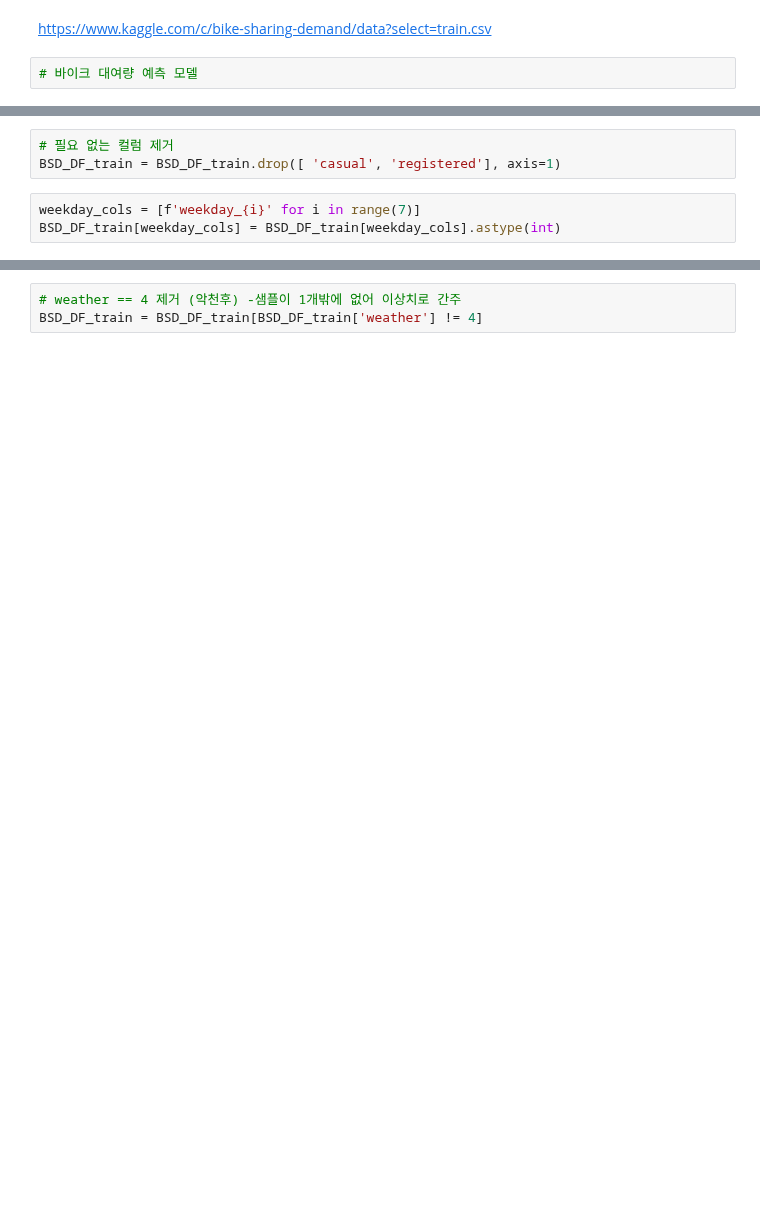
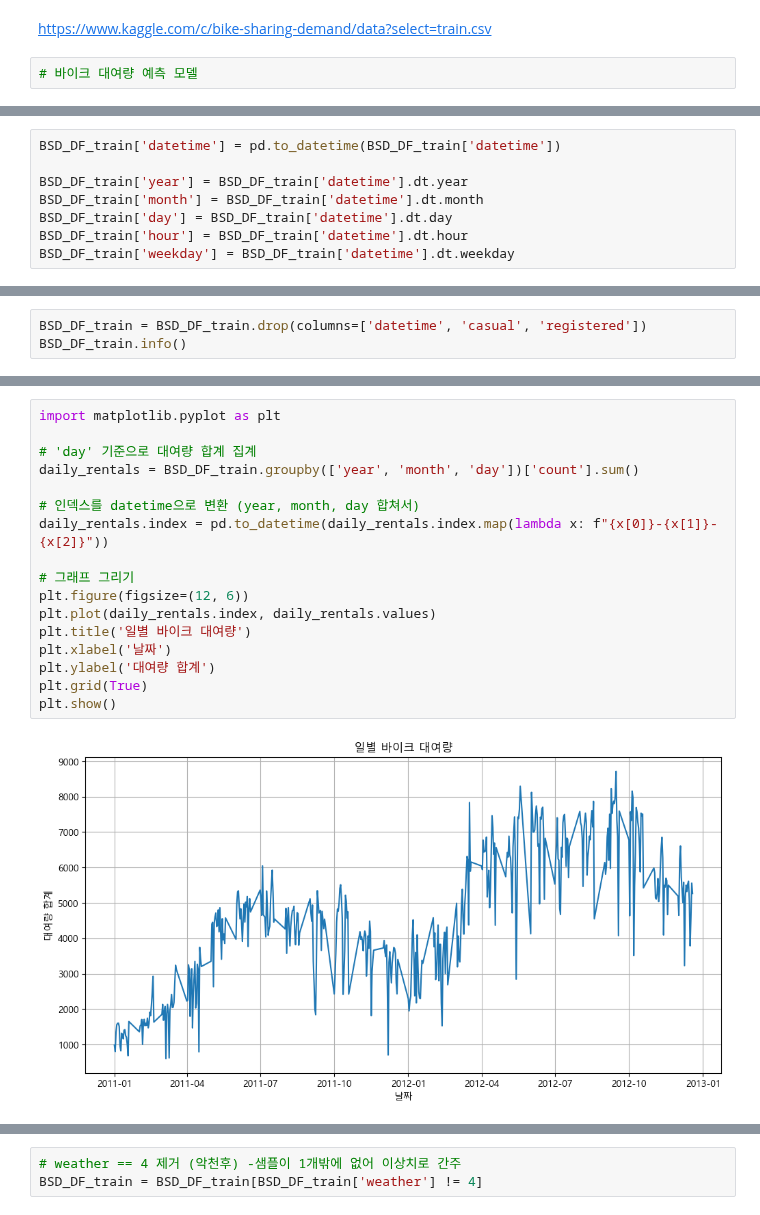
Before and after one commit to zdeik/hipython_rep, a Jupyter notebook: 39.bike대여량예측모델.ipynb, the cells around one changed output, grey strips where cells are left out. Drawn from its saved outputs; the diff is of its cells as text; blank space fills up the shorter version.

```diff
--- a/39.bike대여량예측모델.ipynb
+++ b/39.bike대여량예측모델.ipynb
@@ -37,6 +70,14 @@ BSD_DF_train.drop(columns=['datetime',]).corr()
 | casual | 0.096758 | 0.043799 | -0.319111 | -0.135918 | 0.467097 | 0.462067 | -0.348187 | 0.092276 | 1.000000 | 0.497250 | ... |
 | registered | 0.164011 | -0.020956 | 0.119460 | -0.109340 | 0.318571 | 0.314635 | -0.265458 | 0.091052 | 0.497250 | 1.000000 | ... |
 | count | 0.163439 | -0.005393 | 0.011594 | -0.128655 | 0.394454 | 0.389784 | -0.317371 | 0.101369 | 0.690414 | 0.970948 | ... |
+# %%
+BSD_DF_train['datetime'] = pd.to_datetime(BSD_DF_train['datetime'])
+
+BSD_DF_train['year'] = BSD_DF_train['datetime'].dt.year
+BSD_DF_train['month'] = BSD_DF_train['datetime'].dt.month
+BSD_DF_train['day'] = BSD_DF_train['datetime'].dt.day
+BSD_DF_train['hour'] = BSD_DF_train['datetime'].dt.hour
+BSD_DF_train['weekday'] = BSD_DF_train['datetime'].dt.weekday
 # %%
 BSD_DF_train.info()
 # %% [output]
@@ -107,6 +101,3 @@ print(BSD_DF_train.head())
-# %%
-# 필요 없는 컬럼 제거
-BSD_DF_train = BSD_DF_train.drop([ 'casual', 'registered'], axis=1)
-# %%
-weekday_cols = [f'weekday_{i}' for i in range(7)]
-BSD_DF_train[weekday_cols] = BSD_DF_train[weekday_cols].astype(int)
+# %%
+BSD_DF_train = BSD_DF_train.drop(columns=['datetime', 'casual', 'registered'])
+BSD_DF_train.info()
@@ -112,0 +122,19 @@ BSD_DF_train[weekday_cols] = BSD_DF_train[weekday_cols].astype(int)
+# %%
+import matplotlib.pyplot as plt
+
+# 'day' 기준으로 대여량 합계 집계
+daily_rentals = BSD_DF_train.groupby(['year', 'month', 'day'])['count'].sum()
+
+# 인덱스를 datetime으로 변환 (year, month, day 합쳐서)
+daily_rentals.index = pd.to_datetime(daily_rentals.index.map(lambda x: f"{x[0]}-{x[1]}-{x[2]}"))
+
+# 그래프 그리기
+plt.figure(figsize=(12, 6))
+plt.plot(daily_rentals.index, daily_rentals.values)
+plt.title('일별 바이크 대여량')
+plt.xlabel('날짜')
+plt.ylabel('대여량 합계')
+plt.grid(True)
+plt.show()
+# %% [output]
+[figure, added]
```
Also changed, not shown: parts of 52 cells of this notebook, 2 other files.
